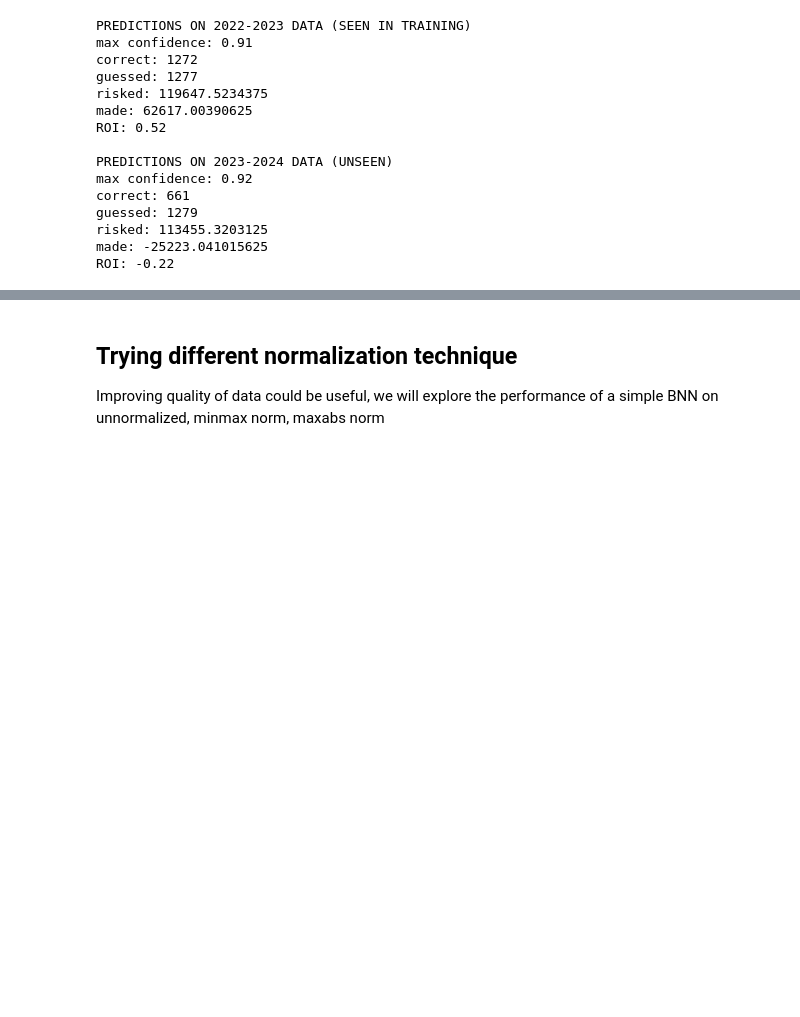
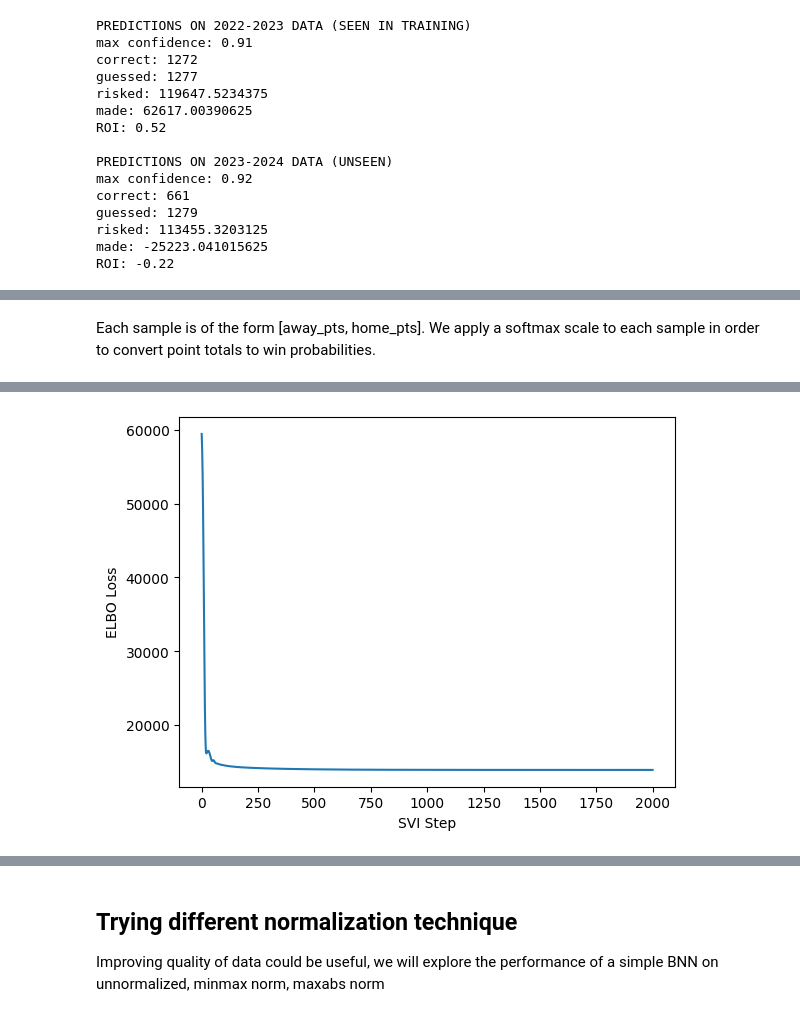
Before and after one commit to Andrei-Treil/betting_bot, a Jupyter notebook: notebooks/bnn_betting.ipynb, the cells around one changed output, grey strips where cells are left out. Cells and saved outputs as stored; diff of their text form; code cells hidden in the pictures; blank space fills up the shorter version.

Commit message:
Added continuous samples for BNN

```diff
--- a/notebooks/bnn_betting.ipynb
+++ b/notebooks/bnn_betting.ipynb
@@ -838,10 +797,8 @@ from pyro.optim import Adam
 from torch.nn import LogSoftmax
 
 pyro.clear_param_store()
-# bnn_cat = BNN_Multi_Layer_SVI(in_dim=14,first_hid_dim=28,sec_hid_dim=56,thir_hid_dim=56,four_hid_dim=28,out_dim=2,prior_scale=0.75,bias_scale=10)
-bnn_cat = BNN_Adj(in_dim=14,first_hid_dim=28,sec_hid_dim=56,thir_hid_dim=56,four_hid_dim=56,fifth_hid_dim=28,out_dim=2,prior_scale=0.75,bias_scale=5)
+bnn_cat = BNN_Multi_Layer_SVI(in_dim=14,first_hid_dim=112,sec_hid_dim=112,thir_hid_dim=112,four_hid_dim=112,out_dim=2,prior_scale=0.75,bias_scale=5)
 guide = AutoDelta(bnn_cat)
-# guide = AutoDiagonalNormal(bnn_cat)
 
 num_steps = 2000
 
@@ -856,7 +813,7 @@ losses = []
 steps = []
 
 for i in range(num_steps):
-    loss = svi.step(x_train,y_train)
+    loss = svi.step(x_train,y_train_raw)
     losses.append(loss)
     steps.append(i)
     if i % (num_steps/10) == 0:
@@ -906,10 +853,10 @@ ROI: -0.00
 from pyro.infer import MCMC, NUTS
 
 pyro.clear_param_store()
-bnn_mcmc = BNN_Multi_Layer_SVI(in_dim=14,first_hid_dim=56,sec_hid_dim=112,thir_hid_dim=112,four_hid_dim=56,out_dim=2,prior_scale=0.75,bias_scale=5)
+bnn_mcmc = BNN_Multi_Layer_SVI(in_dim=14,first_hid_dim=28,sec_hid_dim=56,thir_hid_dim=56,four_hid_dim=28,out_dim=2,prior_scale=0.75,bias_scale=5)
 nuts_kernel = NUTS(bnn_mcmc, jit_compile=True)
 
 # mcmc = MCMC(nuts_kernel, num_samples=100, warmup_steps=200)
-mcmc = MCMC(nuts_kernel, num_samples=100)
+mcmc = MCMC(nuts_kernel, num_samples=125)
 
 mcmc.run(x_train, y_train)
@@ -915,0 +936,44 @@ mcmc.run(x_train, y_train)
+# %% [markdown]
+Each sample is of the form [away_pts, home_pts]. We apply a softmax scale to each sample in order to convert point totals to win probabilities.
+# %%
+samples_cont = np.genfromtxt('../NBA/consec/conc_feats_samps/2017-2023_samples_stand_raw.csv',delimiter=',')
+samp_cont_test = np.genfromtxt('../NBA/consec/conc_feats_samps/2023-2024_nba_samples_inj.csv',delimiter=',')
+y_train_raw = torch.Tensor(samples_cont)
+y_test_raw = torch.Tensor(samp_cont_test)
+y_train_raw = Softmax(dim=-1)(y_train_raw)
+y_test_raw = Softmax(dim=-1)(y_test_raw)
+# %%
+from pyro.infer.autoguide import AutoNormal, AutoDiagonalNormal, AutoContinuous, AutoDelta, AutoMultivariateNormal, AutoLaplaceApproximation, AutoStructured
+from pyro.optim import ClippedAdam
+from pyro.infer import TraceEnum_ELBO
+from pyro.optim import Adam
+
+from torch.nn import LogSoftmax
+
+pyro.clear_param_store()
+bnn_cat = BNN_Cont(in_dim=14,first_hid_dim=28,sec_hid_dim=28,thir_hid_dim=28,four_hid_dim=28,out_dim=2,prior_scale=1,bias_scale=7)
+guide = AutoDelta(bnn_cat)
+
+num_steps = 2000
+
+init_lr = 0.001
+gamma = 0.0001
+lrd = gamma ** (1/num_steps)
+optim = ClippedAdam({'lr': init_lr, 'lrd': lrd, "betas": (0.95, 0.999)})
+
+svi = SVI(bnn_cat, guide, optim, TraceEnum_ELBO())
+losses = []
+steps = []
+
+for i in range(num_steps):
+    loss = svi.step(x_train,y_train_raw)
+    losses.append(loss)
+    steps.append(i)
+    if i % (num_steps/10) == 0:
+        print("[iteration %04d] loss: %.4f" % (i + 1, loss / len(x_train)))
+
+plt.plot(steps,losses)
+plt.ylabel("ELBO Loss")
+plt.xlabel("SVI Step")
+plt.show()
+# %% [output]
@@ -915,0 +990 @@ mcmc.run(x_train, y_train)
+[figure, added]
```
Also changed, not shown: parts of 18 cells of this notebook, 2 other files.
